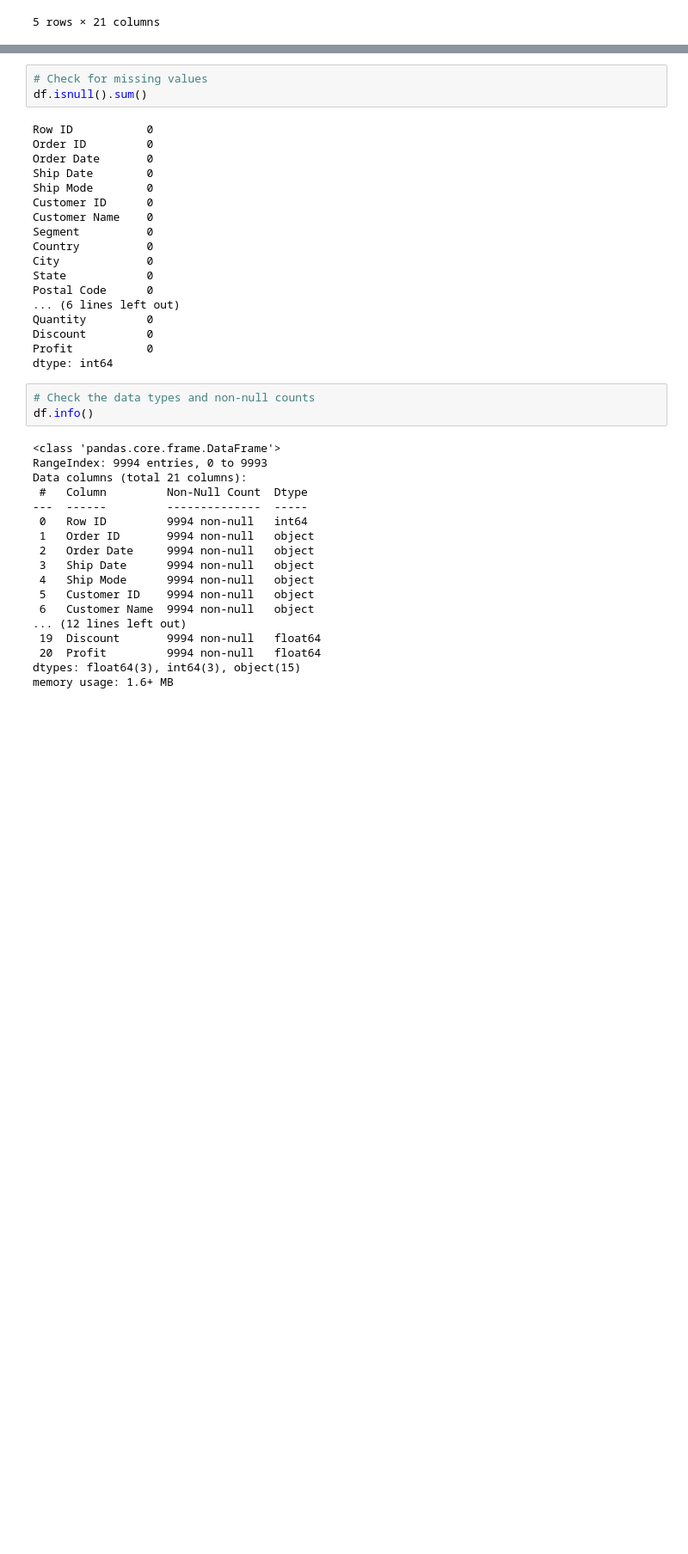
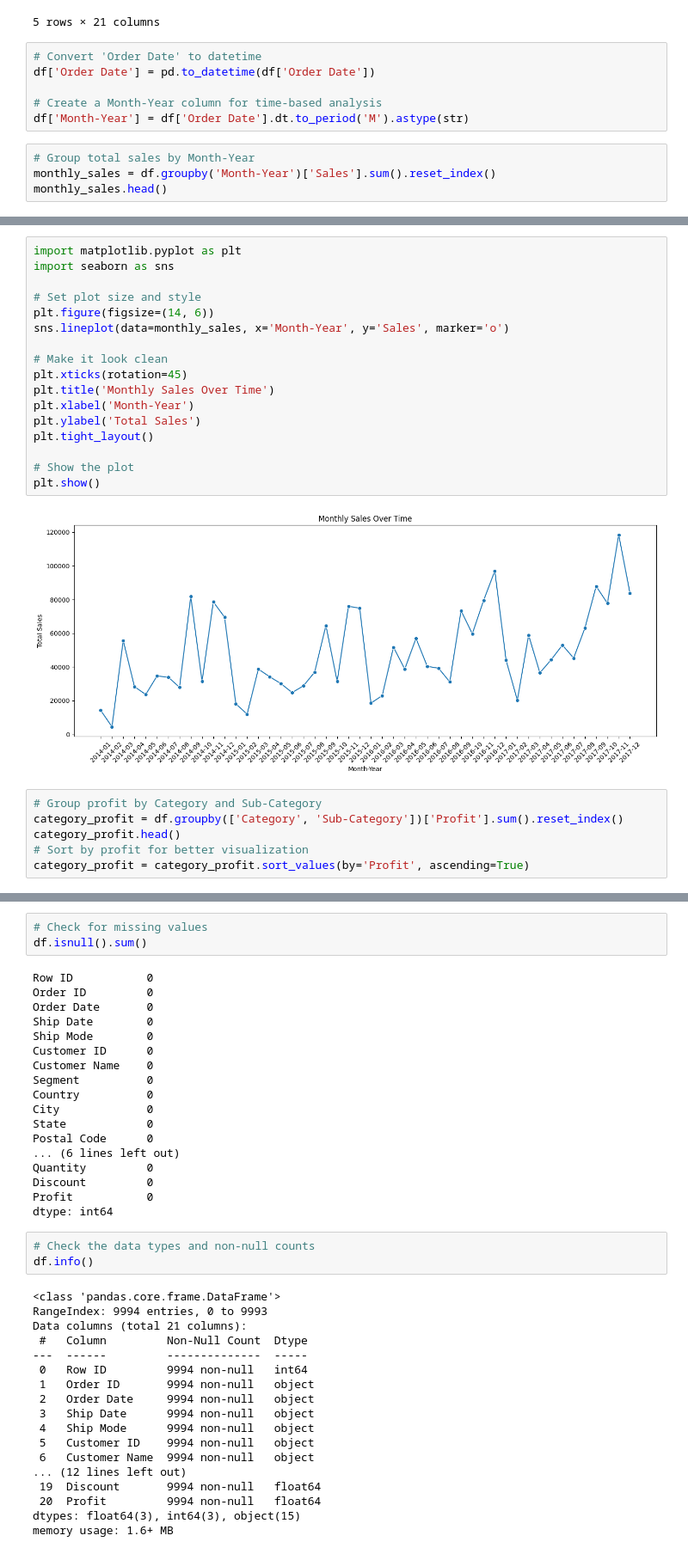
Before and after one commit to Sophos333/superstore-sales-analysis, a Jupyter notebook: NoteBooks/analysis.ipynb, the cells around one changed output, grey strips where cells are left out. Shown: that part at 86% size. Cells and saved outputs as stored; diff of their text form; blank space fills up the shorter version.

Commit message:
Added visualizations: sales trends, category profit, and segment analysis

```diff
--- a/NoteBooks/analysis.ipynb
+++ b/NoteBooks/analysis.ipynb
@@ -15,3 +15,13 @@ df.head()
 | 3 | 4 | US-2015-108966 | 10/11/2015 | 10/18/2015 | Standard Class | SO-20335 | Sean O'Donnell | Consumer | United States | ... |
 | 4 | 5 | US-2015-108966 | 10/11/2015 | 10/18/2015 | Standard Class | SO-20335 | Sean O'Donnell | Consumer | United States | ... |
 5 rows × 21 columns
+# %%
+# Convert 'Order Date' to datetime
+df['Order Date'] = pd.to_datetime(df['Order Date'])
+
+# Create a Month-Year column for time-based analysis
+df['Month-Year'] = df['Order Date'].dt.to_period('M').astype(str)
+# %%
+# Group total sales by Month-Year
+monthly_sales = df.groupby('Month-Year')['Sales'].sum().reset_index()
+monthly_sales.head()
@@ -17,0 +35,25 @@ df.head()
+# %%
+import matplotlib.pyplot as plt
+import seaborn as sns
+
+# Set plot size and style
+plt.figure(figsize=(14, 6))
+sns.lineplot(data=monthly_sales, x='Month-Year', y='Sales', marker='o')
+
+# Make it look clean
+plt.xticks(rotation=45)
+plt.title('Monthly Sales Over Time')
+plt.xlabel('Month-Year')
+plt.ylabel('Total Sales')
+plt.tight_layout()
+
+# Show the plot
+plt.show()
+# %% [output]
+[figure, added]
+# %%
+# Group profit by Category and Sub-Category
+category_profit = df.groupby(['Category', 'Sub-Category'])['Profit'].sum().reset_index()
+category_profit.head()
+# Sort by profit for better visualization
+category_profit = category_profit.sort_values(by='Profit', ascending=True)
```
Also changed, not shown: parts of 4 cells of this notebook.
